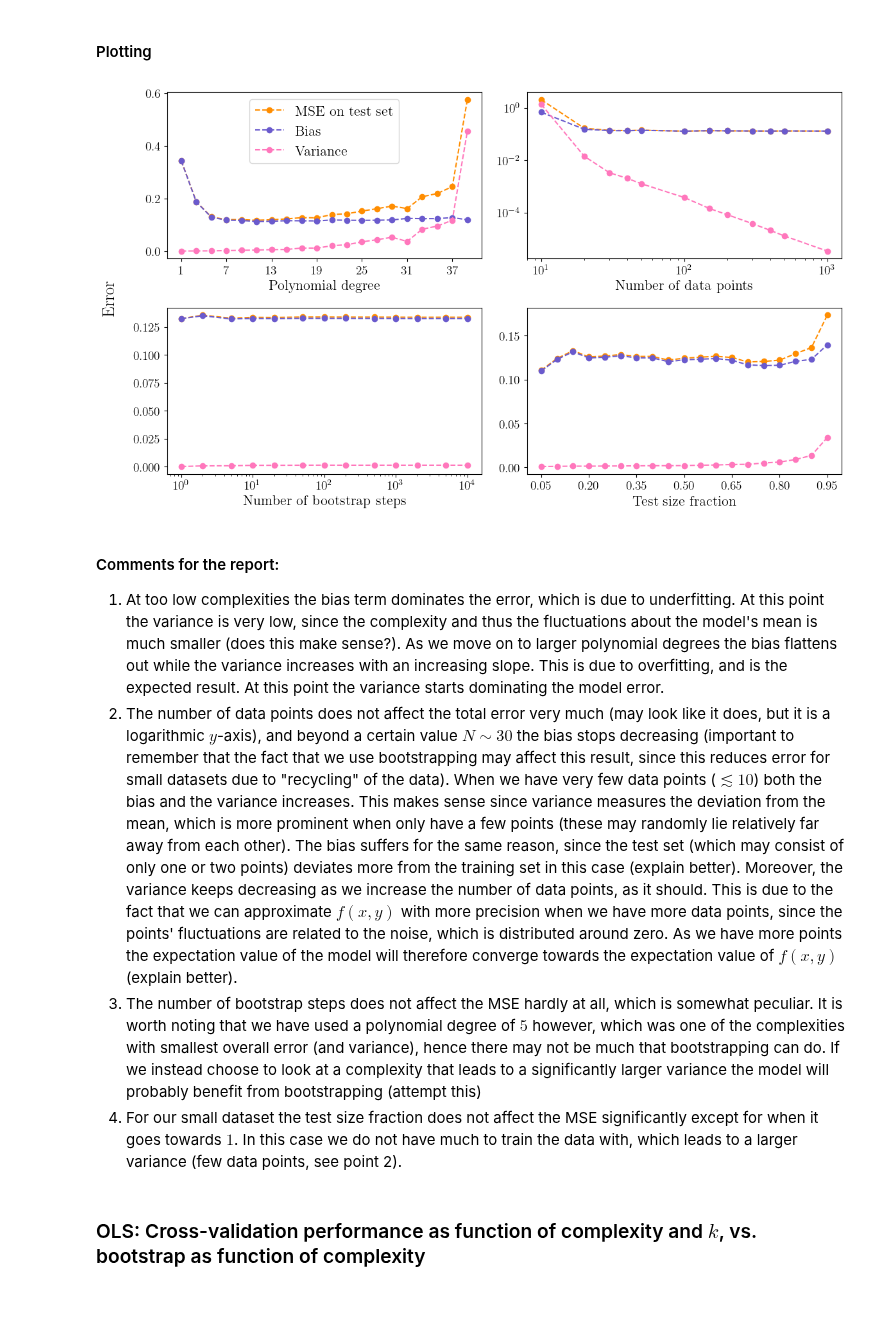
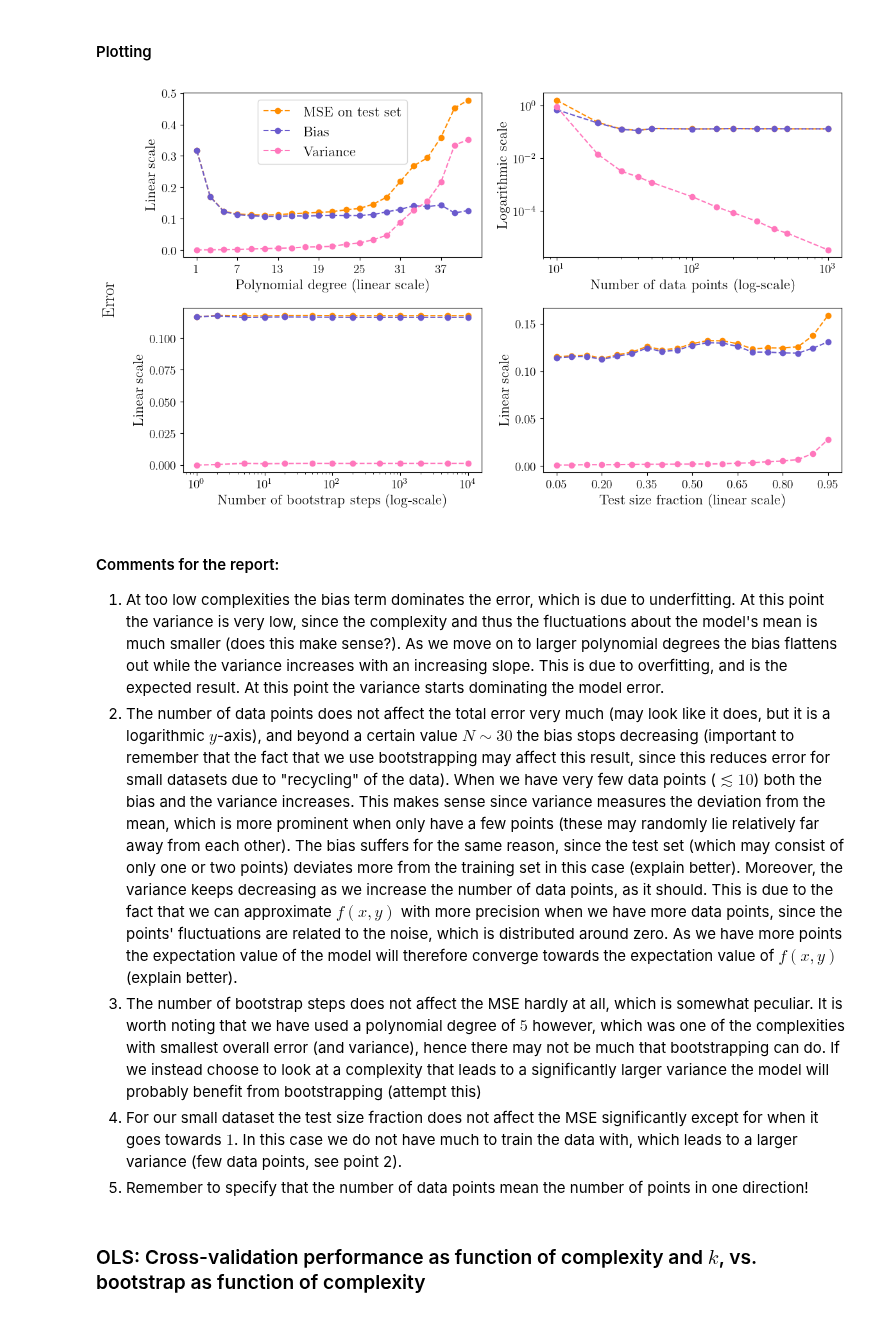
Before and after one commit to Oskar-Idland/FYS-STK4155-Projects, a Jupyter notebook: src/franke.ipynb, the cells around one changed output. Cells and saved outputs as stored; diff of their text form; code cells hidden in the pictures.

```diff
--- a/src/franke.ipynb
+++ b/src/franke.ipynb
@@ -250,7 +220,7 @@ x.reshape(-1, 1); y.reshape(-1, 1)
 z = (FrankeFunction(xx, yy) + np.random.normal(0, 0.1, (N, N))).reshape(-1, 1)
 
 lambdas = np.logspace(-5, 1, 30)
-degrees = range(1, 16)
+degrees = range(1, 42, 4)
 
 MSE_Lasso = np.zeros((len(degrees), len(lambdas)))
 R2_Lasso = np.zeros((len(degrees), len(lambdas)))
@@ -297,20 +234,23 @@ plt.show()
 # %%
 values = [MSE_Lasso, R2_Lasso]
-titles = ["MSE", r"$R^2$"]
-cmaps = ["Reds", "Blues"]
-extents = [[np.min(degrees), np.max(degrees), np.min(lambdas), np.max(lambdas)], [np.min(degrees), np.max(degrees), np.min(lambdas[5:]), np.max(lambdas[5:])]]
+suptitles = ["MSE", r"$R^2$"]
+titles = ["Full", "Cropped"]
+ylabels = ["Logarithmic scale", "Linear scale"]
+cmaps = ["Reds", "Blues_r"]
+extents = [[np.min(degrees), np.max(degrees), np.min(lambdas), np.max(lambdas)], [np.min(degrees[2:]), np.max(degrees[2:]), np.min(lambdas[:10]), np.max(lambdas[:10])]]
 
 fig = plt.figure(figsize = (11.25, 10), constrained_layout = True)
 subfigs = fig.subfigures(2, 1)
 im = []
 for i in range(2):
     axs = subfigs[i].subplots(1, 2)
-    subfigs[i].suptitle(titles[i])
-    axs[0].set_yscale("log")
+    subfigs[i].suptitle(suptitles[i])
+    axs[1].yaxis.set_major_formatter(FormatStrFormatter("%.0e"))
     for j in range(2):
-        im.append(axs[j].imshow(values[i].T[5:][::-1] if j == 1 else values[i].T[::-1], cmap = cmaps[i], aspect = "auto", extent = extents[j]))
+        im.append(axs[j].imshow(values[i].T[:10, 2:][::-1] if j == 1 else values[i].T[::-1], cmap = cmaps[i], aspect = "auto", extent = extents[j]))
         plt.colorbar(im[-1], ax = axs[j], pad = 0.02, shrink = 0.92, aspect = 10)
-        axs[j].set_xticks(degrees[::2])
+        axs[j].set_xticks(degrees[::2] if j == 0 else degrees[2:][::2])
+        axs[j].set_title(titles[j])
 fig.supxlabel("Polynomial degree")
 fig.supylabel(r"Hyperparameter $\lambda$")
 plt.savefig("../figs/c_MSE_R2_imshow.pdf")
@@ -372,7 +313,7 @@ N_ = 50
 n_bootstraps_ = 100
 test_size_ = 0.2
 
-degrees = range(1, 41, 2)
+degrees = range(1, 42, 2)
 N_vals = np.array([10, 20, 30, 40, 50, 100, 150, 200, 300, 400, 500, 1000])
 n_bootstraps_vals = np.array([1, 2, 5, 10, 20, 50, 100, 200, 500, 1000, 2000, 5000, 10000])
 test_sizes = np.arange(0.05, 0.96, 0.05)
@@ -425,32 +366,38 @@ xx, yy = np.meshgrid(x, y)
 x.reshape(-1, 1); y.reshape(-1, 1)
 z = (FrankeFunction(xx, yy) + np.random.normal(0, 0.1, (N_, N_))).reshape(-1, 1)
 
+degree_ = 5
 for i, test_size in enumerate(test_sizes):
     error[1][1][i], bias[1][1][i], variance[1][1][i] = Bootstrap(x, y, z, degree_, n_bootstraps_, test_size = test_size, seed = seed)
 # %% [markdown]
 #### Plotting
 # %%
-xlabels= [["Polynomial degree", "Number of data points"], ["Number of bootstrap steps", "Test size fraction"]]
+# titles = [[r"$N_{\small\textrm{points}}=50$, $N_{\small\textrm{bootstrap}}=100$, test fraction 0.2",
+#            r"Degree 5, $N_{\small\textrm{bootstrap}}=100$, test fraction 0.2"],
+#           [r"Degree 20, $N_{\small\textrm{points}}=50$, test fraction 0.2",
+#            r"Degree 5, $N_{\small\textrm{points}}=500$, $N_{\small\textrm{bootstrap}}=100$"]]
+xlabels = [["Polynomial degree (linear scale)", "Number of data points (log-scale)"], ["Number of bootstrap steps (log-scale)", "Test size fraction (linear scale)"]]
 
 # Plotting in grid
 fig, axs = plt.subplots(2, 2, figsize = (12, 7))
 
 for i in range(2):
     for j in range(2):
         axs[i, j].plot(variables[i][j], error[i][j], label = "MSE on test set", linestyle = "--", marker = "o", color = "#ff8d00")
         axs[i, j].plot(variables[i][j], bias[i][j], label = "Bias", linestyle = "--", marker = "o", color = "slateblue")
         axs[i, j].plot(variables[i][j], variance[i][j], label = "Variance", linestyle = "--", marker = "o", color = "#ff77bc")
         axs[i, j].set_xlabel(xlabels[i][j])
+        axs[i, j].set_ylabel("Logarithmic scale" if i == 0 and j == 1 else "Linear scale")
 
 axs[0, 0].legend()
 axs[0, 0].set_xticks(degrees[::3])
 axs[0, 1].set_xscale("log"); axs[0, 1].set_yscale("log")
 axs[1, 0].set_xscale("log")
 axs[1, 1].set_xticks(test_sizes[::3])
 
 fig.supylabel("Error")
 plt.tight_layout()
 plt.savefig("../figs/e_bias_variance.pdf")
 plt.show()
 # %% [output]
-[figure, old version]
+[figure, new version]
@@ -463,6 +408,7 @@ plt.show()
 2. The number of data points does not affect the total error very much (may look like it does, but it is a logarithmic $y$-axis), and beyond a certain value $N\sim30$ the bias stops decreasing (important to remember that the fact that we use bootstrapping may affect this result, since this reduces error for small datasets due to "recycling" of the data). When we have very few data points ($\lesssim10$) both the bias and the variance increases. This makes sense since variance measures the deviation from the mean, which is more prominent when only have a few points (these may randomly lie relatively far away from each other). The bias suffers for the same reason, since the test set (which may consist of only one or two points) deviates more from the training set in this case (explain better). Moreover, the variance keeps decreasing as we increase the number of data points, as it should. This is due to the fact that we can approximate $f(x,y)$ with more precision when we have more data points, since the points' fluctuations are related to the noise, which is distributed around zero. As we have more points the expectation value of the model will therefore converge towards the expectation value of $f(x,y)$ (explain better).
 3. The number of bootstrap steps does not affect the MSE hardly at all, which is somewhat peculiar. It is worth noting that we have used a polynomial degree of $5$ however, which was one of the complexities with smallest overall error (and variance), hence there may not be much that bootstrapping can do. If we instead choose to look at a complexity that leads to a significantly larger variance the model will probably benefit from bootstrapping (attempt this)
 4. For our small dataset the test size fraction does not affect the MSE significantly except for when it goes towards $1$. In this case we do not have much to train the data with, which leads to a larger variance (few data points, see point 2).
+5. Remember to specify that the number of data points mean the number of points in one direction!
 # %% [markdown]
 ### OLS: Cross-validation performance as function of complexity and $k$, vs. bootstrap as function of complexity
 # %%
```
Also changed, not shown: parts of 24 cells of this notebook, 18 other files.
